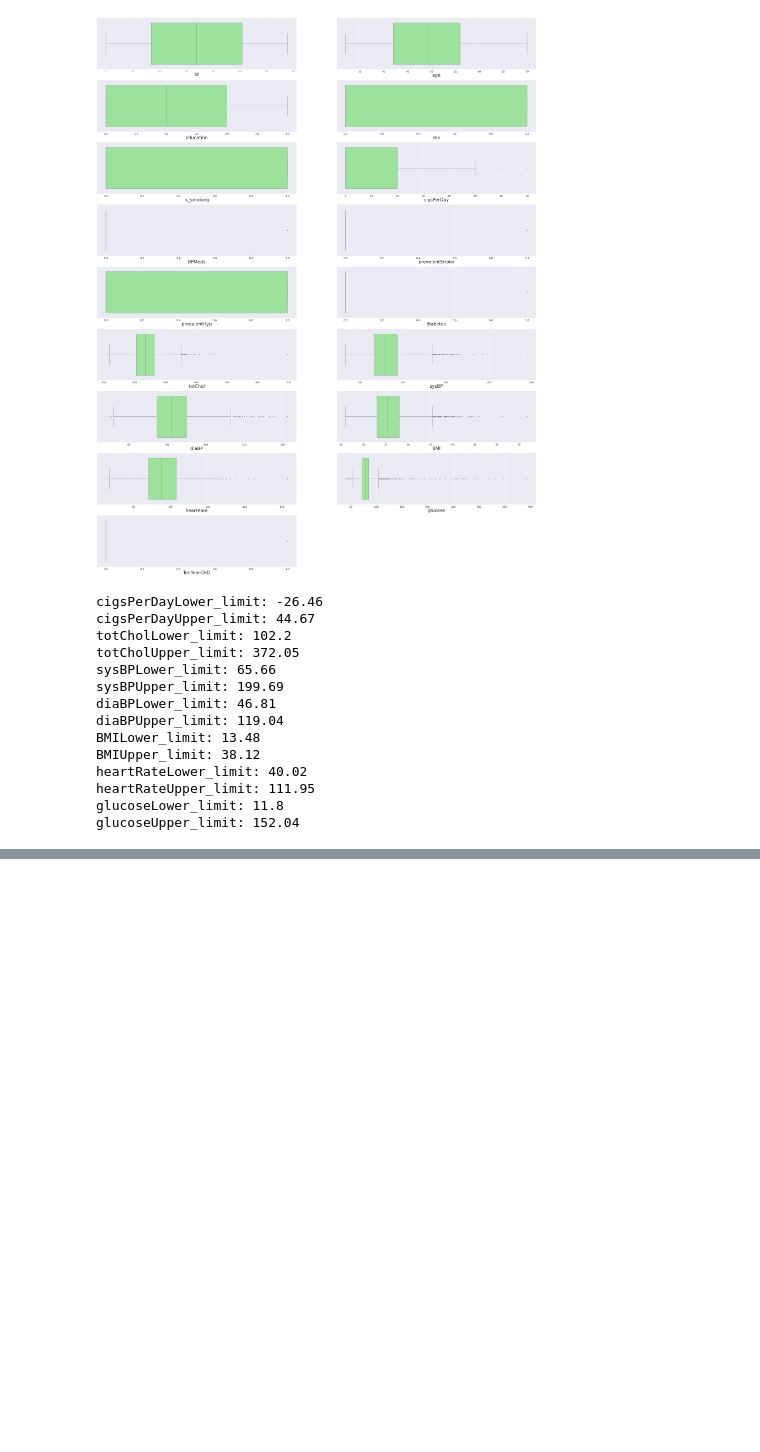
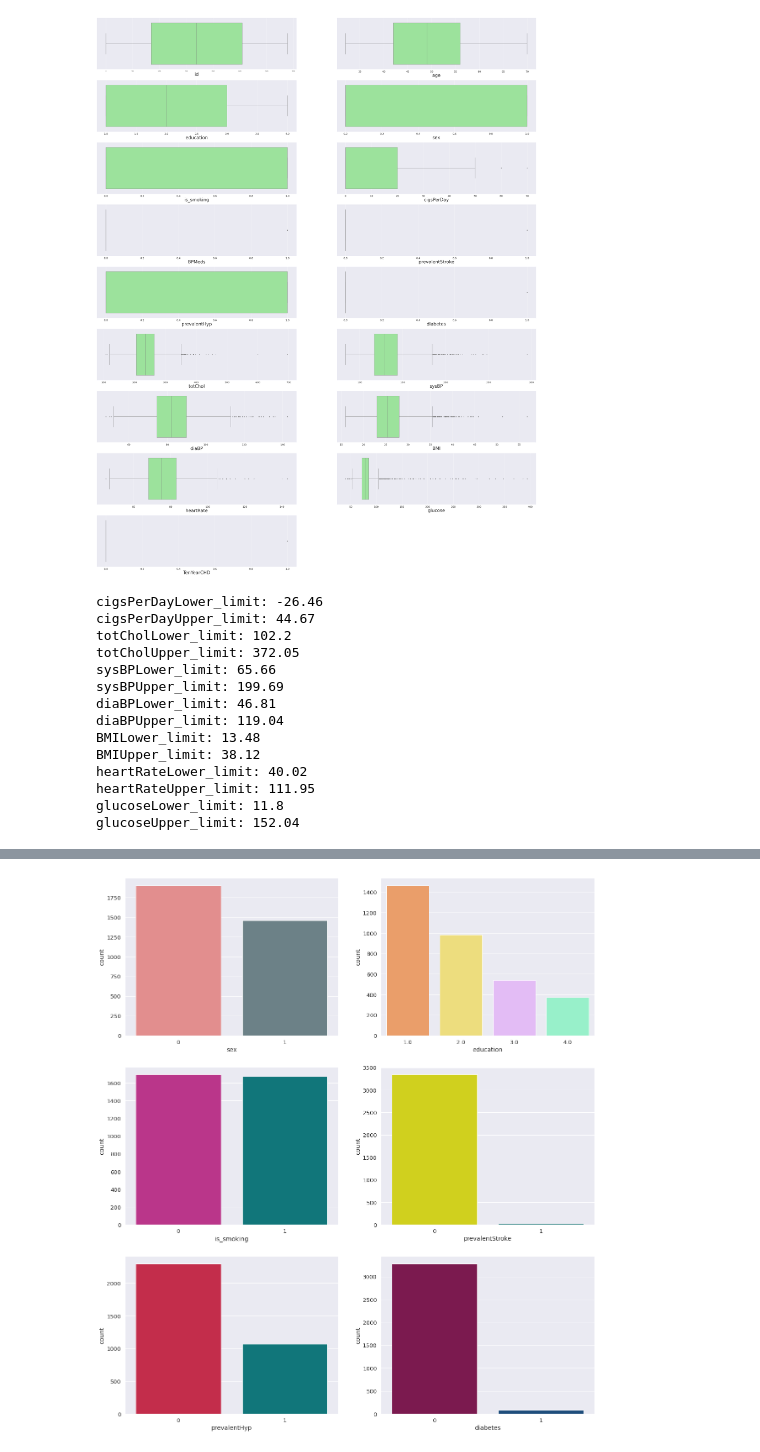
Before and after one commit to Sriharish19/SH-Supervised-ML-Cardiovascular-Risk-Prediction, a Jupyter notebook: SH_Supervised_ML_Classification_Cardiovascular_Risk_Prediction.ipynb, the cells around one changed output, grey strips where cells are left out. Drawn from its saved outputs; the diff is of its cells as text; code cells hidden in the pictures; blank space fills up the shorter version.

```diff
--- a/SH_Supervised_ML_Classification_Cardiovascular_Risk_Prediction.ipynb
+++ b/SH_Supervised_ML_Classification_Cardiovascular_Risk_Prediction.ipynb
@@ -233,0 +262,12 @@ glucoseUpper_limit: 152.04
+# %%
+# Value counts Plot
+categorical_var_count = ['sex', 'education', 'is_smoking', 'prevalentStroke', 'prevalentHyp', 'diabetes']
+plt.figure(figsize = (20,40))
+sns.set_theme()
+color = [['#F08080','#68838B'],['#ff9a55','#ffea6c','#e7b2ff','#89ffcc'],['#D02090','#00868B'],['#EEEE00','#008080'],['#DC143C','#00868B'],['#8B0A50','#104E8B']]
+for i in enumerate(categorical_var_count):
+  sns.set(font_scale = 1.2)
+  plt.subplot(5, 2,i[0]+1)
+  sns.countplot(data = df, x = df[i[1]],palette= color[i[0]])
+# %% [output]
+[figure, added]
```
Also changed, not shown: parts of 8 cells of this notebook.
